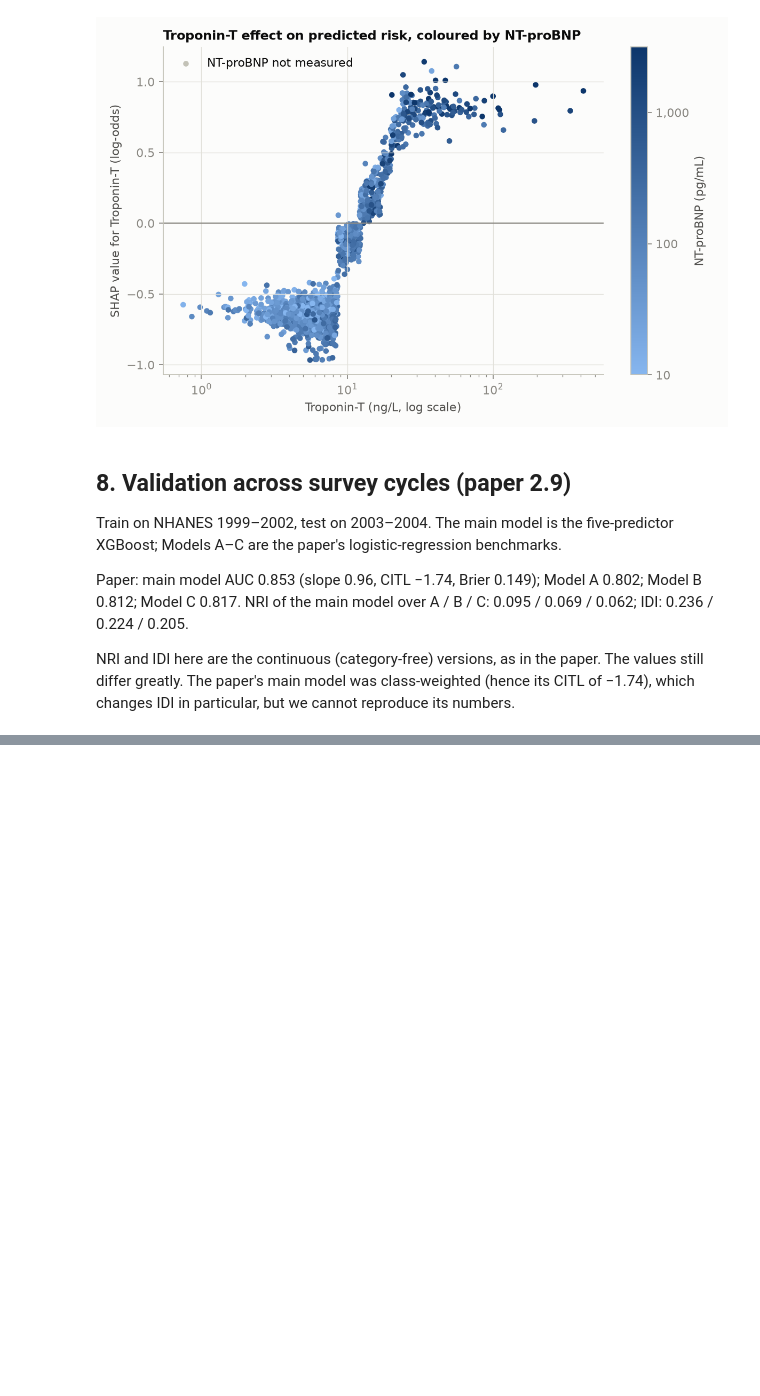
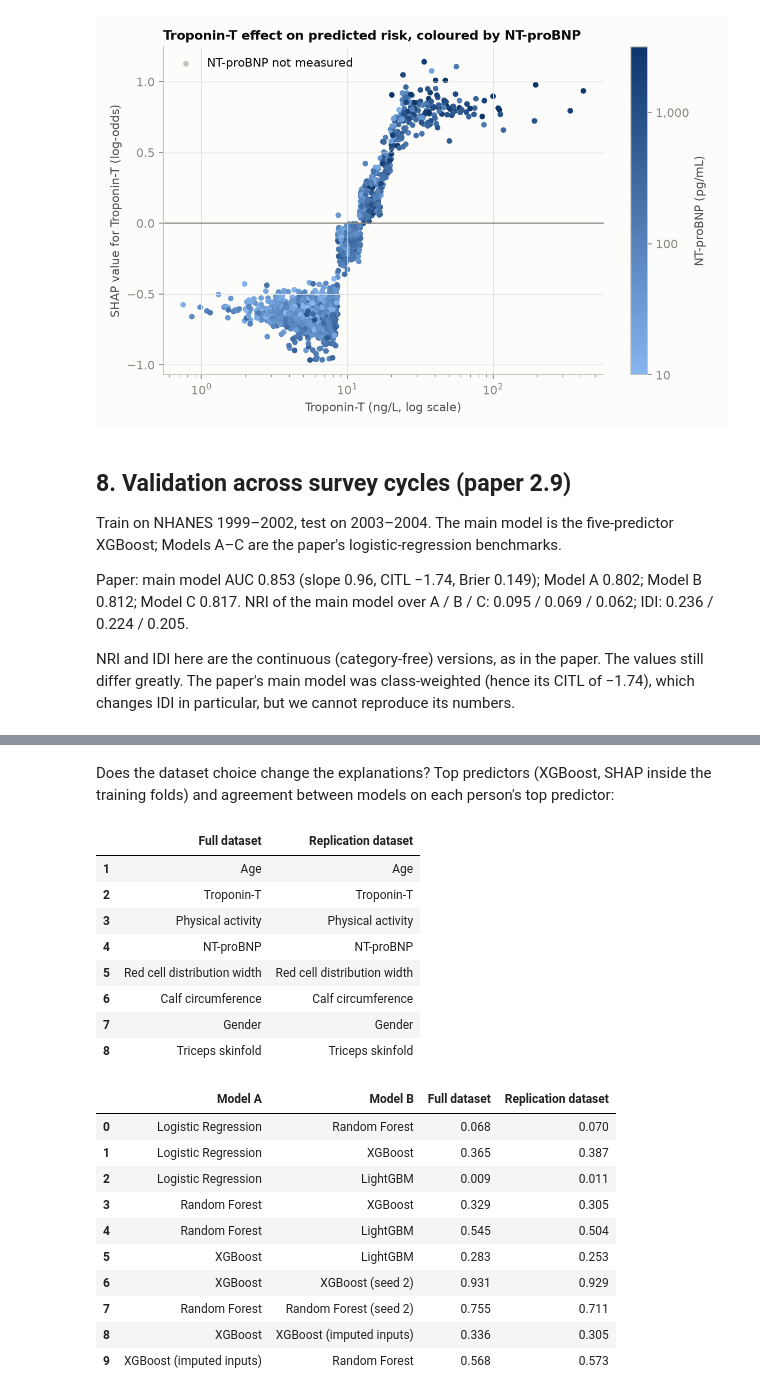
Before and after one commit to Evode-Manirahari/nhanes-cardiovascular-ml, a Jupyter notebook: notebooks/06_paper134_results.ipynb, the cells around one changed output, grey strips where cells are left out. Cells and saved outputs as stored; diff of their text form; code cells hidden in the pictures; blank space fills up the shorter version.

```diff
--- a/notebooks/06_paper134_results.ipynb
+++ b/notebooks/06_paper134_results.ipynb
@@ -653 +691,34 @@ table("temporal_validation.csv").round(3)
+# %% [markdown]
+Does the dataset choice change the explanations? Top predictors (XGBoost, SHAP inside the training
+folds) and agreement between models on each person's top predictor:
+# %%
+top = pd.DataFrame({
+    "Full dataset": table("shap_training_folds_ranking.csv", index_col=0)["Paper variable"].head(8).to_list(),
+    "Replication dataset": pd.read_csv(Rr / "shap_training_folds_ranking.csv", index_col=0)["Paper variable"].head(8).to_list()},
+    index=range(1, 9))
+display(top)
+a, b = table("shap_agreement.csv"), pd.read_csv(Rr / "shap_agreement.csv")
+pd.DataFrame({"Model A": a["Model A"], "Model B": a["Model B"],
+              "Full dataset": a["Top-1 feature agreement"], "Replication dataset": b["Top-1 feature agreement"]}).round(3)
+# %% [output]
+|  | Full dataset | Replication dataset |
+| 1 | Age | Age |
+| 2 | Troponin-T | Troponin-T |
+| 3 | Physical activity | Physical activity |
+| 4 | NT-proBNP | NT-proBNP |
+| 5 | Red cell distribution width | Red cell distribution width |
+| 6 | Calf circumference | Calf circumference |
+| 7 | Gender | Gender |
+| 8 | Triceps skinfold | Triceps skinfold |
+|  | Model A | Model B | Full dataset | Replication dataset |
+| 0 | Logistic Regression | Random Forest | 0.068 | 0.070 |
+| 1 | Logistic Regression | XGBoost | 0.365 | 0.387 |
+| 2 | Logistic Regression | LightGBM | 0.009 | 0.011 |
+| 3 | Random Forest | XGBoost | 0.329 | 0.305 |
+| 4 | Random Forest | LightGBM | 0.545 | 0.504 |
+| 5 | XGBoost | LightGBM | 0.283 | 0.253 |
+| 6 | XGBoost | XGBoost (seed 2) | 0.931 | 0.929 |
+| 7 | Random Forest | Random Forest (seed 2) | 0.755 | 0.711 |
+| 8 | XGBoost | XGBoost (imputed inputs) | 0.336 | 0.305 |
+| 9 | XGBoost (imputed inputs) | Random Forest | 0.568 | 0.573 |
 # %% [markdown]
```
Also changed, not shown: parts of 4 cells of this notebook, 4 other files.
